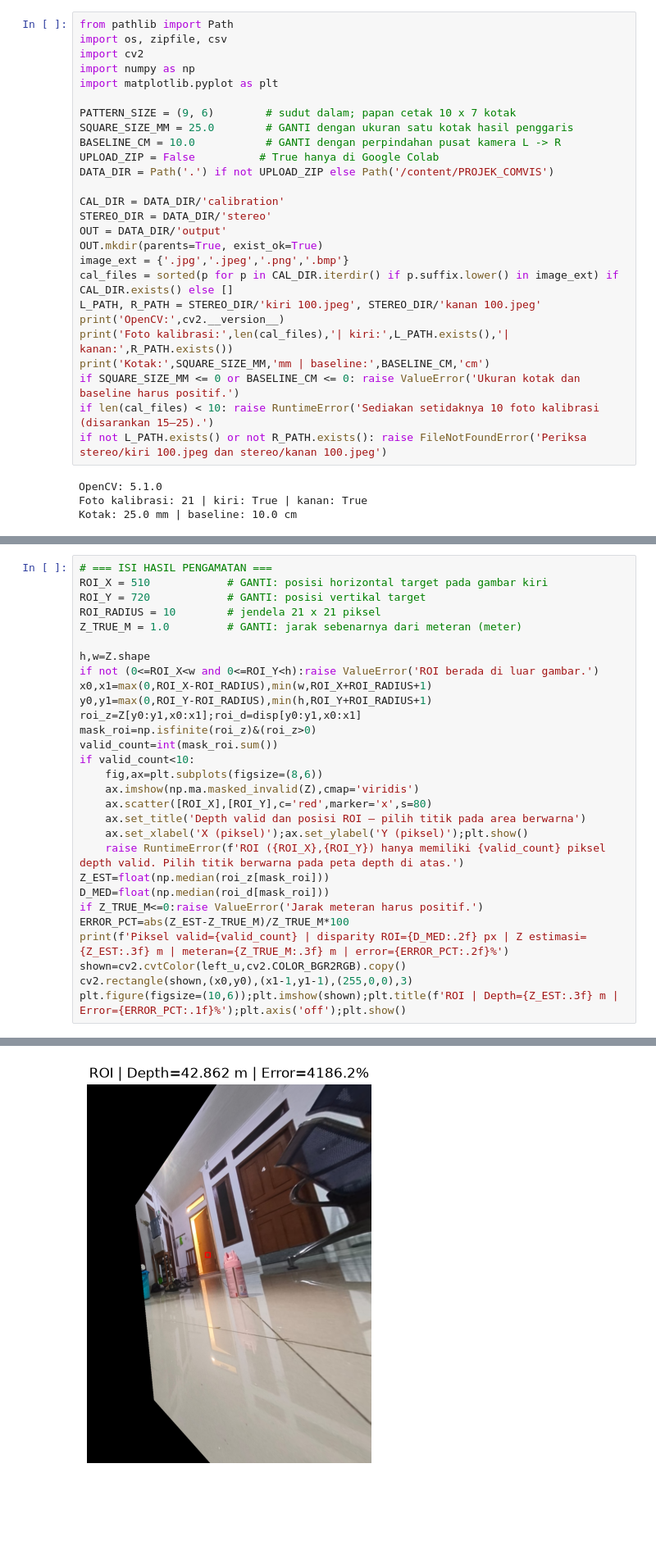
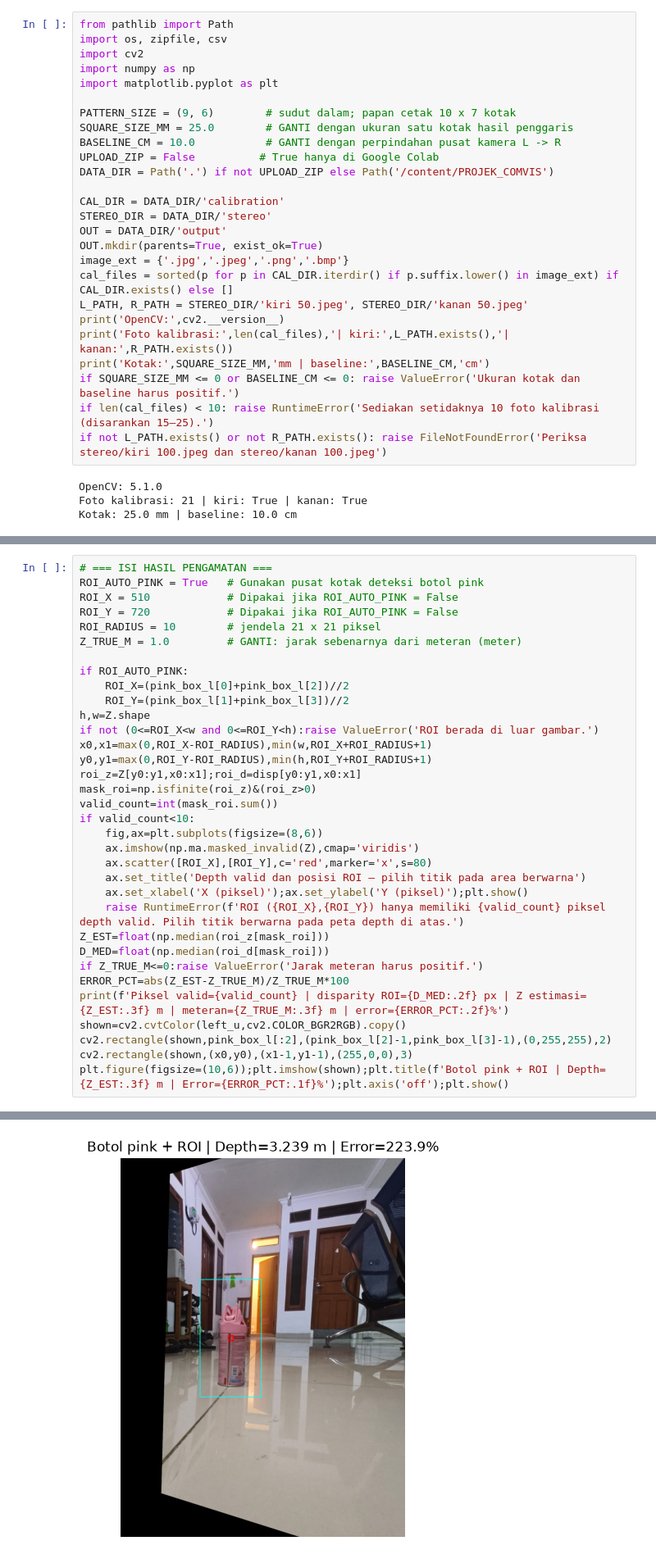
Before and after one commit to arusuzen/PROJEK-COMVIS, a Jupyter notebook: Starter_Stereo_1HP.ipynb, the cells around one changed output, grey strips where cells are left out. Shown at 82% size. Saved outputs shown, nothing was run; the diff lists cells and outputs as text; blank space fills up the shorter version.

```diff
--- a/Starter_Stereo_1HP.ipynb
+++ b/Starter_Stereo_1HP.ipynb
@@ -24,7 +24,7 @@ OUT = DATA_DIR/'output'
 OUT.mkdir(parents=True, exist_ok=True)
 image_ext = {'.jpg','.jpeg','.png','.bmp'}
 cal_files = sorted(p for p in CAL_DIR.iterdir() if p.suffix.lower() in image_ext) if CAL_DIR.exists() else []
-L_PATH, R_PATH = STEREO_DIR/'kiri 100.jpeg', STEREO_DIR/'kanan 100.jpeg'
+L_PATH, R_PATH = STEREO_DIR/'kiri 50.jpeg', STEREO_DIR/'kanan 50.jpeg'
 print('OpenCV:',cv2.__version__)
 print('Foto kalibrasi:',len(cal_files),'| kiri:',L_PATH.exists(),'| kanan:',R_PATH.exists())
 print('Kotak:',SQUARE_SIZE_MM,'mm | baseline:',BASELINE_CM,'cm')
@@ -211,11 +249,15 @@ True
 Ganti `ROI_X`, `ROI_Y`, dan `Z_TRUE_M` berdasarkan foto serta meteran. Pilih daerah bertekstur **di dalam** objek.
 # %%
 # === ISI HASIL PENGAMATAN ===
-ROI_X = 510            # GANTI: posisi horizontal target pada gambar kiri
-ROI_Y = 720            # GANTI: posisi vertikal target
+ROI_AUTO_PINK = True   # Gunakan pusat kotak deteksi botol pink
+ROI_X = 510            # Dipakai jika ROI_AUTO_PINK = False
+ROI_Y = 720            # Dipakai jika ROI_AUTO_PINK = False
 ROI_RADIUS = 10        # jendela 21 x 21 piksel
 Z_TRUE_M = 1.0         # GANTI: jarak sebenarnya dari meteran (meter)
 
+if ROI_AUTO_PINK:
+    ROI_X=(pink_box_l[0]+pink_box_l[2])//2
+    ROI_Y=(pink_box_l[1]+pink_box_l[3])//2
 h,w=Z.shape
 if not (0<=ROI_X<w and 0<=ROI_Y<h):raise ValueError('ROI berada di luar gambar.')
 x0,x1=max(0,ROI_X-ROI_RADIUS),min(w,ROI_X+ROI_RADIUS+1)
@@ -236,6 +278,7 @@ if Z_TRUE_M<=0:raise ValueError('Jarak meteran harus positif.')
 ERROR_PCT=abs(Z_EST-Z_TRUE_M)/Z_TRUE_M*100
 print(f'Piksel valid={valid_count} | disparity ROI={D_MED:.2f} px | Z estimasi={Z_EST:.3f} m | meteran={Z_TRUE_M:.3f} m | error={ERROR_PCT:.2f}%')
 shown=cv2.cvtColor(left_u,cv2.COLOR_BGR2RGB).copy()
+cv2.rectangle(shown,pink_box_l[:2],(pink_box_l[2]-1,pink_box_l[3]-1),(0,255,255),2)
 cv2.rectangle(shown,(x0,y0),(x1-1,y1-1),(255,0,0),3)
-plt.figure(figsize=(10,6));plt.imshow(shown);plt.title(f'ROI | Depth={Z_EST:.3f} m | Error={ERROR_PCT:.1f}%');plt.axis('off');plt.show()
+plt.figure(figsize=(10,6));plt.imshow(shown);plt.title(f'Botol pink + ROI | Depth={Z_EST:.3f} m | Error={ERROR_PCT:.1f}%');plt.axis('off');plt.show()
 # %% [output]
@@ -243,4 +286,4 @@ Piksel valid=106 | disparity ROI=2.94 px | Z estimasi=42.862 m | meteran=1.000 m
-[figure, old version]
+[figure, new version]
 # %% [markdown]
 ## G — Simpan satu baris percobaan
 Jalankan setiap kali mengukur jarak baru. **Sebelum uji berikutnya:** ganti foto `left.jpg/right.jpg`, lalu ulangi **D → G**. Jangan mengulang C bila parameter kamera tetap.
```
Also changed, not shown: parts of 5 cells of this notebook, 5 other files.
